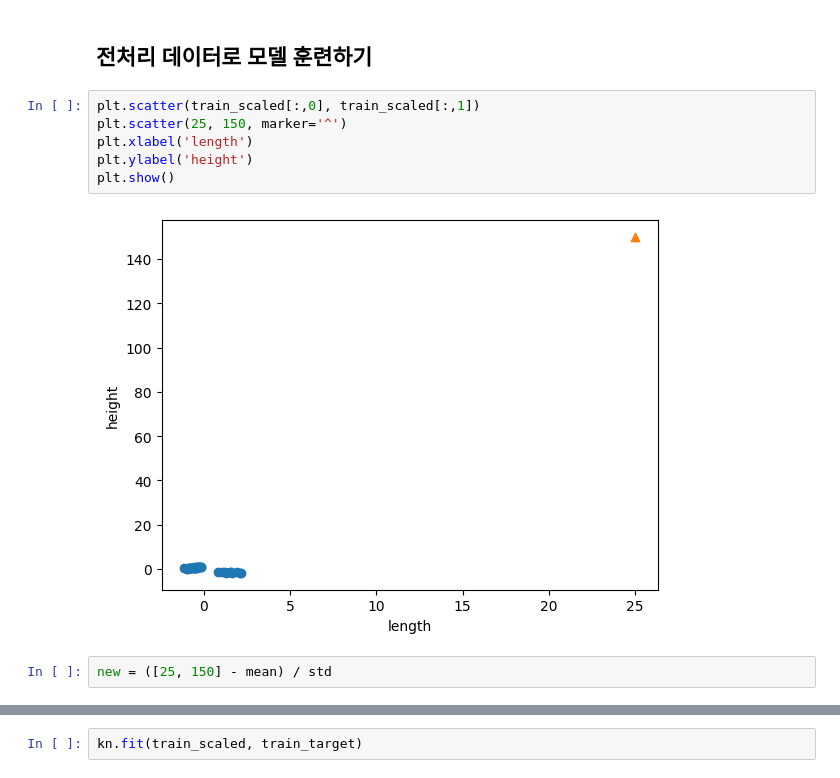
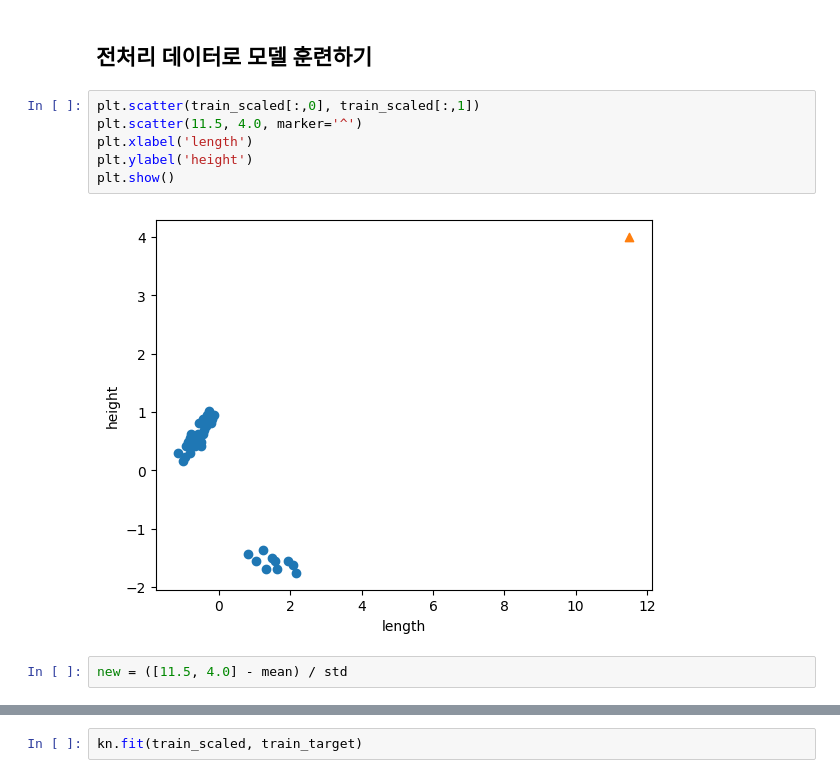
Before and after one commit to rlaguswl25808134-source/AID-MLB, a Jupyter notebook: 2-2.ipynb, the cells around one changed output, grey strips where cells are left out. Saved outputs shown, nothing was run; the diff lists cells and outputs as text.

```diff
--- a/2-2.ipynb
+++ b/2-2.ipynb
@@ -143,14 +143,14 @@ train_scaled = (train_input - mean) / std
 ## 전처리 데이터로 모델 훈련하기
 # %%
 plt.scatter(train_scaled[:,0], train_scaled[:,1])
-plt.scatter(25, 150, marker='^')
+plt.scatter(11.5, 4.0, marker='^')
 plt.xlabel('length')
 plt.ylabel('height')
 plt.show()
 # %% [output]
-[figure, old version]
+[figure, new version]
 # %%
-new = ([25, 150] - mean) / std
+new = ([11.5, 4.0] - mean) / std
 # %%
 plt.scatter(train_scaled[:,0], train_scaled[:,1])
 plt.scatter(new[0], new[1], marker='^')
```
Also changed, not shown: parts of 5 cells of this notebook.
